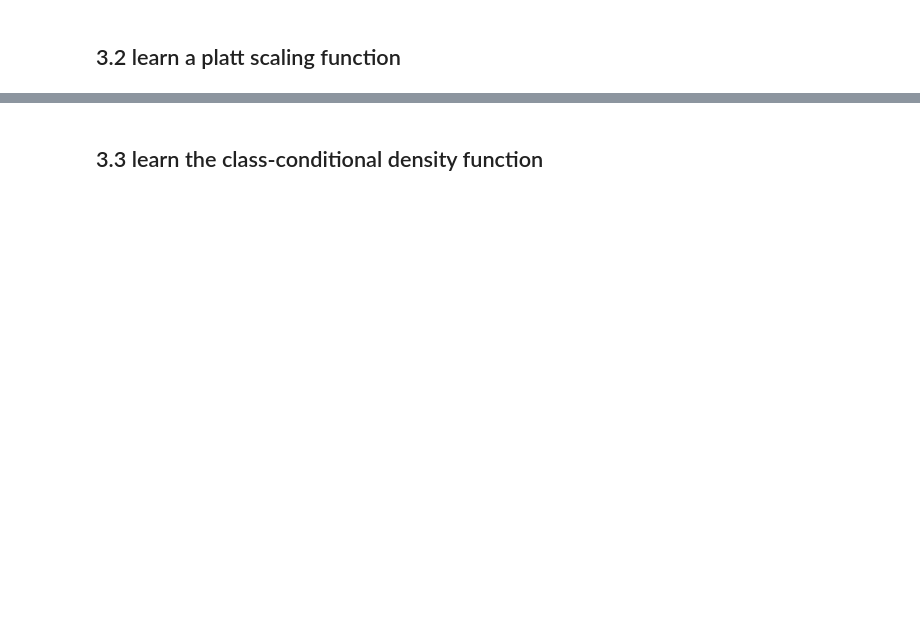
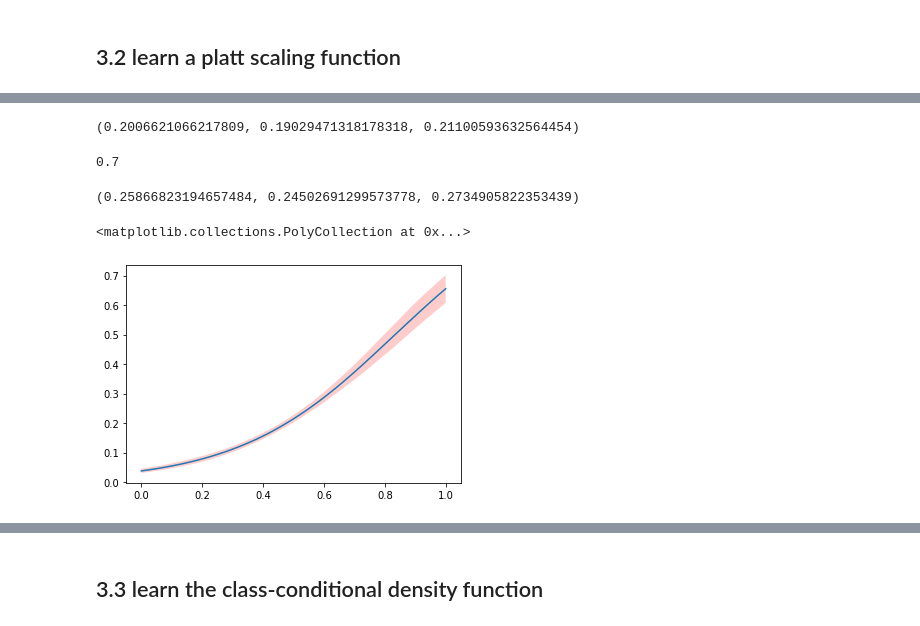
Before and after one commit to avalanchesiqi/prevalence-estimation-tutorial, a Jupyter notebook: code/Sec1-Data-Profiling-And-Three-Wrong-Approaches.ipynb, the cells around one changed output, grey strips where cells are left out. Cells and saved outputs as stored; diff of their text form; code cells hidden in the pictures; blank space fills up the shorter version.

Commit message:
implement bootstrap

```diff
--- a/code/Sec1-Data-Profiling-And-Three-Wrong-Approaches.ipynb
+++ b/code/Sec1-Data-Profiling-And-Three-Wrong-Approaches.ipynb
@@ -328,0 +288,25 @@ plt.plot(empir_cx_axis, prob_cali_curve)
+# %%
+items = [(cx, gt) for cx, gt in zip(labeled_sample['UC(X)'].values, labeled_sample['GT'].values)]
+num_sample = len(items)
+# %%
+# bootstrap for CI
+num_bootstrap = 1000
+results = np.zeros((num_bootstrap, len(empir_cx_axis)))
+est_result_list = []
+target_result_list = []
+# %%
+for idx in range(num_bootstrap):
+    bootstrapped_items = random.choices(items, k=num_sample)
+    bootstrapped_train_UCX = np.array([cx for cx, gt in bootstrapped_items]).reshape(-1, 1)
+    bootstrapped_train_GT = np.array([gt for cx, gt in bootstrapped_items])
+    bootstrapped_prob_cali_func = LogisticRegression(fit_intercept=True).fit(bootstrapped_train_UCX, bootstrapped_train_GT)
+    bootstrapped_prob_cali_curve = bootstrapped_prob_cali_func.predict_proba(empir_cx_axis.reshape(-1, 1))[:, -1]
+    results[idx, :] = bootstrapped_prob_cali_curve.reshape(1, -1)
+
+    bootstrapped_cali_prob_scores = bootstrapped_prob_cali_func.predict_proba(base_dh.observed_df['UC(X)'].values.reshape(-1, 1))[:, -1]
+    est_pcc = bootstrapped_cali_prob_scores.sum() / len(bootstrapped_cali_prob_scores)
+    est_result_list.append(est_pcc)
+
+    bootstrapped_cali_prob_scores = bootstrapped_prob_cali_func.predict_proba(target_dh.observed_df['UC(X)'].values.reshape(-1, 1))[:, -1]
+    est_pcc = bootstrapped_cali_prob_scores.sum() / len(bootstrapped_cali_prob_scores)
+    target_result_list.append(est_pcc)
@@ -329,3 +329,27 @@ plt.plot(empir_cx_axis, prob_cali_curve)
+# %%
+np.median(est_result_list), np.percentile(est_result_list, q=2.5), np.percentile(est_result_list, q=97.5)
+# %% [output]
+(0.2006621066217809, 0.19029471318178318, 0.21100593632564454)
+# %%
+target_dh._p_gt
+# %% [output]
+0.7
+# %%
+np.median(target_result_list), np.percentile(target_result_list, q=2.5), np.percentile(target_result_list, q=97.5)
+# %% [output]
+(0.25866823194657484, 0.24502691299573778, 0.2734905822353439)
+# %%
+empir_cx_axis = np.linspace(0, 1, 101)
+
+mediaum_prob_cali_curve = np.median(results, axis=0)
+lower_prob_cali_curve = np.percentile(results, q=2.5, axis=0)
+upper_prob_cali_curve = np.percentile(results, q=97.5, axis=0)
+
+plt.plot(empir_cx_axis, mediaum_prob_cali_curve)
+plt.fill_between(empir_cx_axis, lower_prob_cali_curve, upper_prob_cali_curve, facecolor='r', alpha=0.2)
+# %% [output]
+<matplotlib.collections.PolyCollection at 0x...>
+[figure, added]
 # %%
 cali_prob_scores = prob_cali_func.predict_proba(base_dh.observed_df['UC(X)'].values.reshape(-1, 1))[:, -1]
 # %%
```
Also changed, not shown: parts of 40 cells of this notebook, 6 other files.
